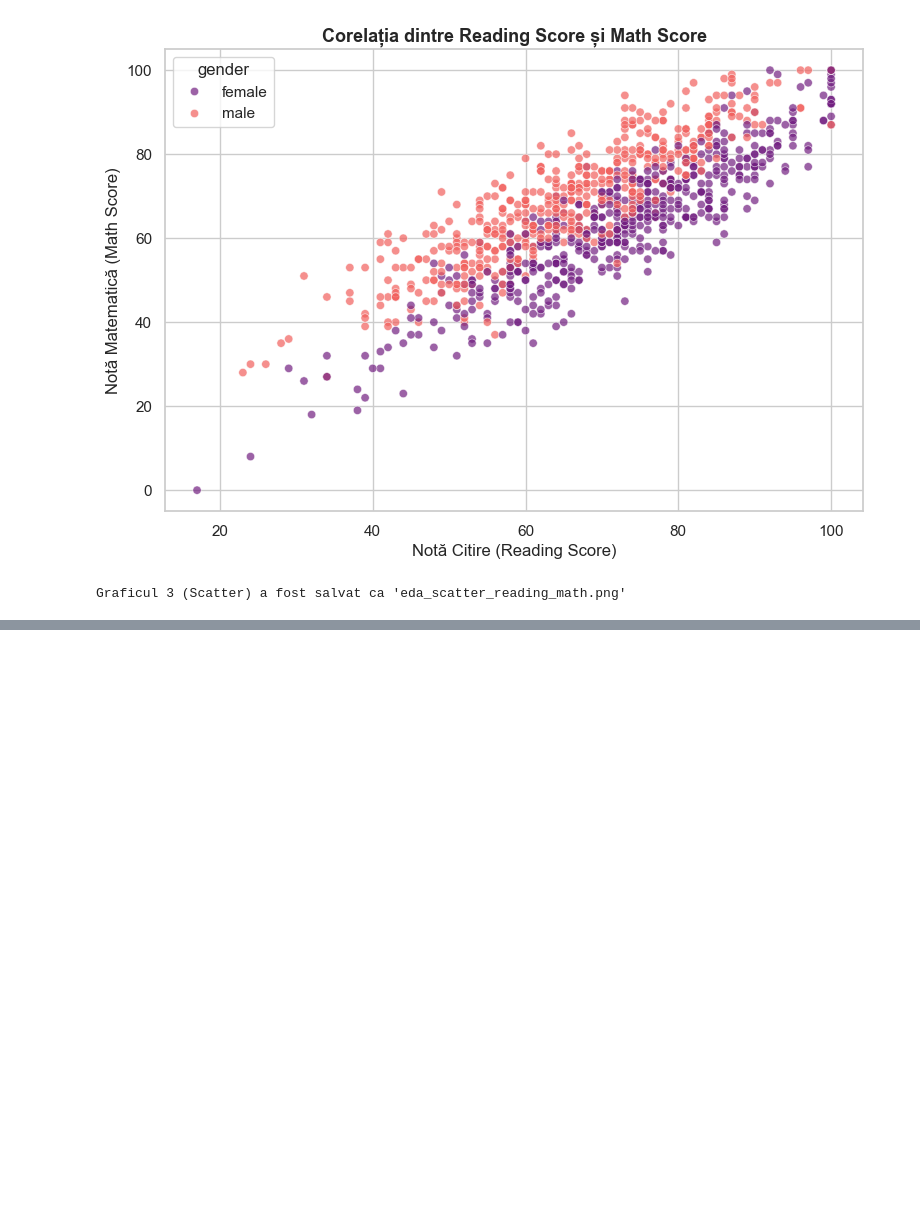
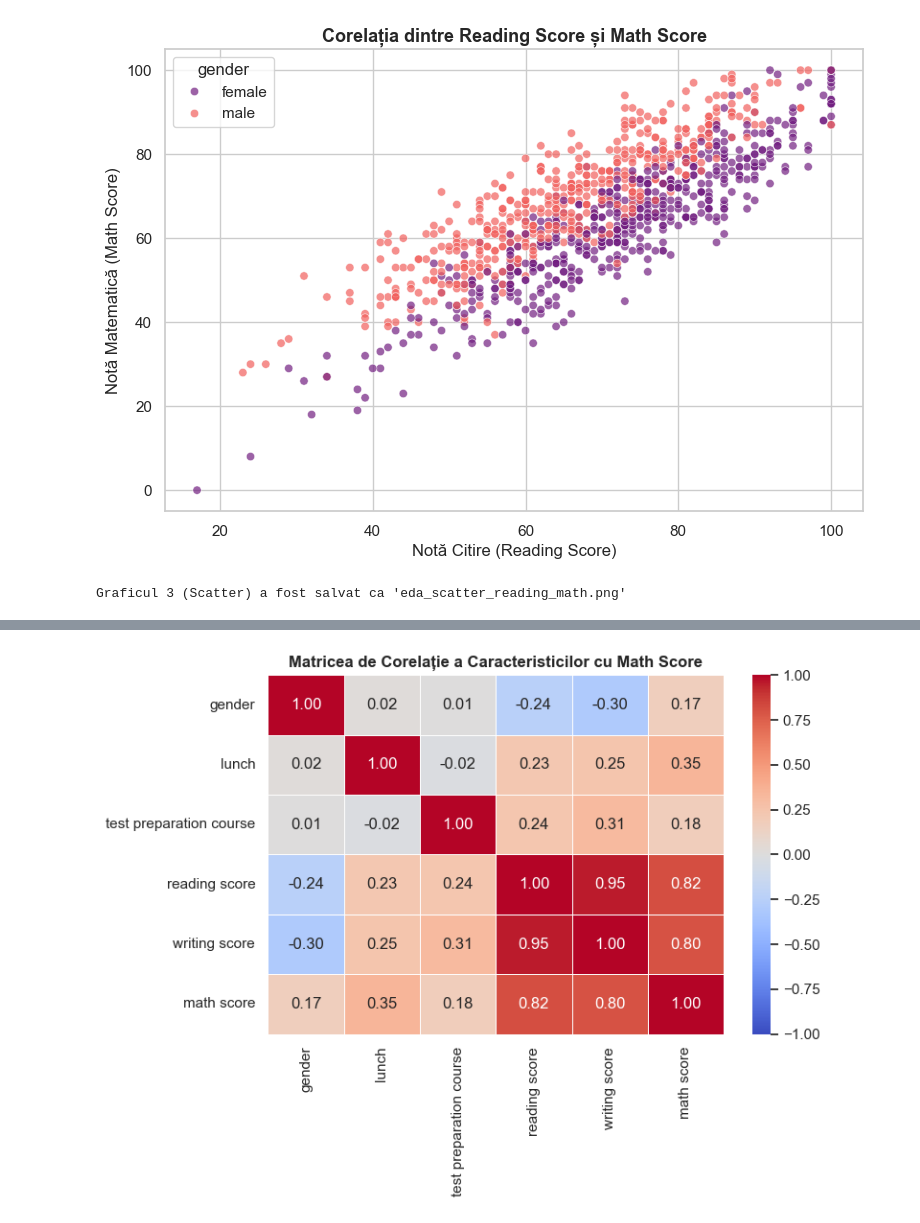
Before and after one commit to hedfy/sisteme-inteligente, a Jupyter notebook: studentperformance.ipynb, the cells around one changed output, grey strips where cells are left out. Cells and saved outputs as stored; diff of their text form; code cells hidden in the pictures; blank space fills up the shorter version.

```diff
--- a/studentperformance.ipynb
+++ b/studentperformance.ipynb
@@ -115,0 +118,88 @@ Graficul 3 (Scatter) a fost salvat ca 'eda_scatter_reading_math.png'
+# %%
+import pandas as pd
+import numpy as np
+import matplotlib.pyplot as plt
+import seaborn as sns
+
+# Setăm stilul grafic
+sns.set_theme(style="whitegrid")
+
+# Încărcăm datele (păstrăm structura din Săptămâna 4)
+df = pd.read_csv('StudentsPerformance.csv')
+target_col = 'math score'
+
+print("=== [SĂPTĂMÂNA 6] INGINERIA CARACTERISTICILOR & ANALIZA CORELAȚIILOR ===")
+
+# =====================================================================
+# 🛠️ 1. FEATURE ENGINEERING: MANUAL ENCODING (Transformăm textul în cifre)
+# =====================================================================
+# Pentru a putea calcula corelații, transformăm variabilele categoriale binare
+# în valori numerice (0 și 1). Asta se numește Label Encoding / Binary Encoding.
+
+df_encoded = df.copy()
+
+# Genul: female -> 0, male -> 1
+df_encoded['gender'] = df_encoded['gender'].map({'female': 0, 'male': 1})
+
+# Cursul de pregătire: none -> 0, completed -> 1
+df_encoded['test preparation course'] = df_encoded['test preparation course'].map({'none': 0, 'completed': 1})
+
+# Prânzul (Indicator socio-economic): free/reduced -> 0, standard -> 1
+df_encoded['lunch'] = df_encoded['lunch'].map({'free/reduced': 0, 'standard': 1})
+
+# Pentru coloanele cu mai multe categorii (Studiile părinților, Etnie),
+# vom folosi One-Hot Encoding mai târziu în pipeline-ul de ML, dar pentru matricea
+# de corelație selectăm acum variabilele deja convertite plus cele numerice nativ.
+
+coloane_relevante = ['gender', 'lunch', 'test preparation course', 'reading score', 'writing score', 'math score']
+df_corelatie = df_encoded[coloane_relevante]
+
+print("\nDatele au fost codificate pentru analiza statistică.")
+print(df_corelatie.head(3))
+
+
+# =====================================================================
+# 📊 2. CALCULAREA ȘI COMENTAREA MATRICEI DE CORELAȚIE
+# =====================================================================
+# Calculăm coeficientul de corelație Pearson între variabile
+matrice_corr = df_corelatie.corr()
+
+print("\n--- MATRICEA DE CORELAȚIE (Valori exacte) ---")
+print(matrice_corr[target_col].sort_values(ascending=False))
+
+# Generăm Heatmap-ul cerut obligatoriu de profesor în barem
+plt.figure(figsize=(8, 6))
+sns.heatmap(matrice_corr, annot=True, cmap='coolwarm', fmt=".2f", linewidths=0.5, vmin=-1, vmax=1)
+plt.title('Matricea de Corelație a Caracteristicilor cu Math Score', fontsize=12, fontweight='bold')
+plt.tight_layout()
+
+# Salvare grafic pentru Săptămâna 6
+plt.savefig('s6_matrice_corelatie.png', dpi=300)
+plt.show()
+print("\n-> Graficul a fost salvat ca 's6_matrice_corelatie.png'")
+
+
+# =====================================================================
+# 📈 3. CREAREA UNEI CARACTERISTICI NOI (Feature Creation)
+# =====================================================================
+# O tehnică avansată de Feature Engineering este combinarea variabilelor.
+# Creăm un indicator numit 'humanities_average' (media pe parte umanistă: citit + scris),
+# deoarece aceste două abilități sunt strâns legate și pot prezice împreună logica matematică.
+
+df['humanities_average'] = (df['reading score'] + df['writing score']) / 2
+
+print("\n[Feature Engineering] S-a generat o caracteristică nouă: 'humanities_average'")
+print(df[['reading score', 'writing score', 'humanities_average']].head(3))
+
+# Vizualizăm cum această caracteristică nouă se leagă de nota la matematică
+plt.figure(figsize=(8, 5))
+sns.regplot(data=df, x='humanities_average', y='math score',
+            scatter_kws={'alpha':0.4, 'color':'teal'}, line_kws={'color':'red'})
+plt.title('Relația Liniară dintre Media Umanistă și Nota la Matematică', fontsize=11, fontweight='bold')
+plt.xlabel('Media la Citire și Scriere (Humanities Average)')
+plt.ylabel('Notă Matematică')
+plt.tight_layout()
+plt.savefig('s6_regresie_humanities.png', dpi=300)
+plt.show()
+print("-> Graficul caracteristicii noi a fost salvat ca 's6_regresie_humanities.png'")
+# %% [output]
@@ -115,0 +223 @@ Graficul 3 (Scatter) a fost salvat ca 'eda_scatter_reading_math.png'
+[figure, added]
```
Also changed, not shown: parts of 2 cells of this notebook, 2 other files.
